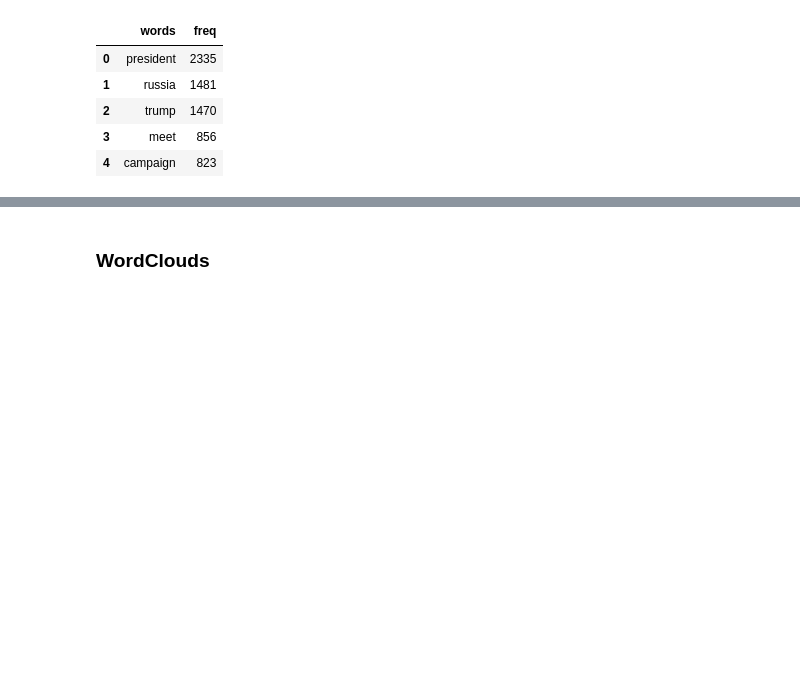
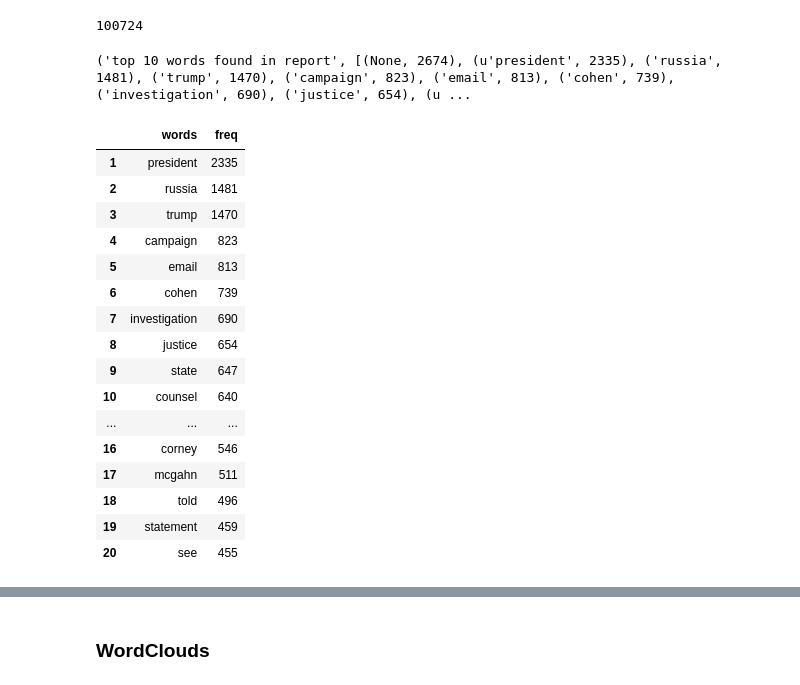
Before and after one commit to Gabya06/mueller, a Jupyter notebook: MuellerReportAnalysis.ipynb, the cells around one changed output, grey strips where cells are left out. Saved outputs shown, nothing was run; the diff lists cells and outputs as text; code cells hidden in the pictures; blank space fills up the shorter version.

```diff
--- a/MuellerReportAnalysis.ipynb
+++ b/MuellerReportAnalysis.ipynb
@@ -36,4 +36,3 @@ with open(f, 'r') as openFile:
 mueller_words = [word.strip("\n") for word in mueller_words]
 # clean words
 cleaned_words = [clean_word(x) for x in mueller_words]
-cleaned_words = [w.replace('russian','russia') for w in cleaned_words]
@@ -65,12 +39,6 @@ df_words.head()
-# %%
-# take a look at most frequent words
-df_wordcounts = df_words.words.value_counts().reset_index()[:21]
-df_wordcounts.columns = ['words', 'freq']
-df_wordcounts.head()
-# %% [output]
-|  | words | freq |
-| 0 | president | 2335 |
-| 1 | russia | 1481 |
-| 2 | trump | 1470 |
-| 3 | meet | 856 |
-| 4 | campaign | 823 |
+# %%
+cleaned_words = [x.replace('russian', 'russia') for x in cleaned_words]
+# %%
+len(cleaned_words)
+# %% [output]
+100724
@@ -77,3 +50,31 @@ df_wordcounts.head()
+# %%
+lemma_counts = Counter(lemmas)
+print("top 10 words found in report", lemma_counts.most_common(20))
+# %% [output]
+('top 10 words found in report', [(None, 2674), (u'president', 2335), ('russia', 1481), ('trump', 1470), ('campaign', 823), ('email', 813), ('cohen', 739), ('investigation', 690), ('justice', 654), (u ...
+# %%
+df_wordcounts = pd.DataFrame(list(lemma_counts.most_common(21)), columns=['words','freq'])
+# remove None
+df_wordcounts.drop(0, axis=0, inplace=True)
+df_wordcounts
+# %% [output]
+|  | words | freq |
+| 1 | president | 2335 |
+| 2 | russia | 1481 |
+| 3 | trump | 1470 |
+| 4 | campaign | 823 |
+| 5 | email | 813 |
+| 6 | cohen | 739 |
+| 7 | investigation | 690 |
+| 8 | justice | 654 |
+| 9 | state | 647 |
+| 10 | counsel | 640 |
+| ... | ... | ... |
+| 16 | corney | 546 |
+| 17 | mcgahn | 511 |
+| 18 | told | 496 |
+| 19 | statement | 459 |
+| 20 | see | 455 |
 # %%
 # create bar plot of top 20 words
 fig, ax = plt.subplots(figsize = (10,6))
```
Also changed, not shown: parts of 18 cells of this notebook, 2 other files.
